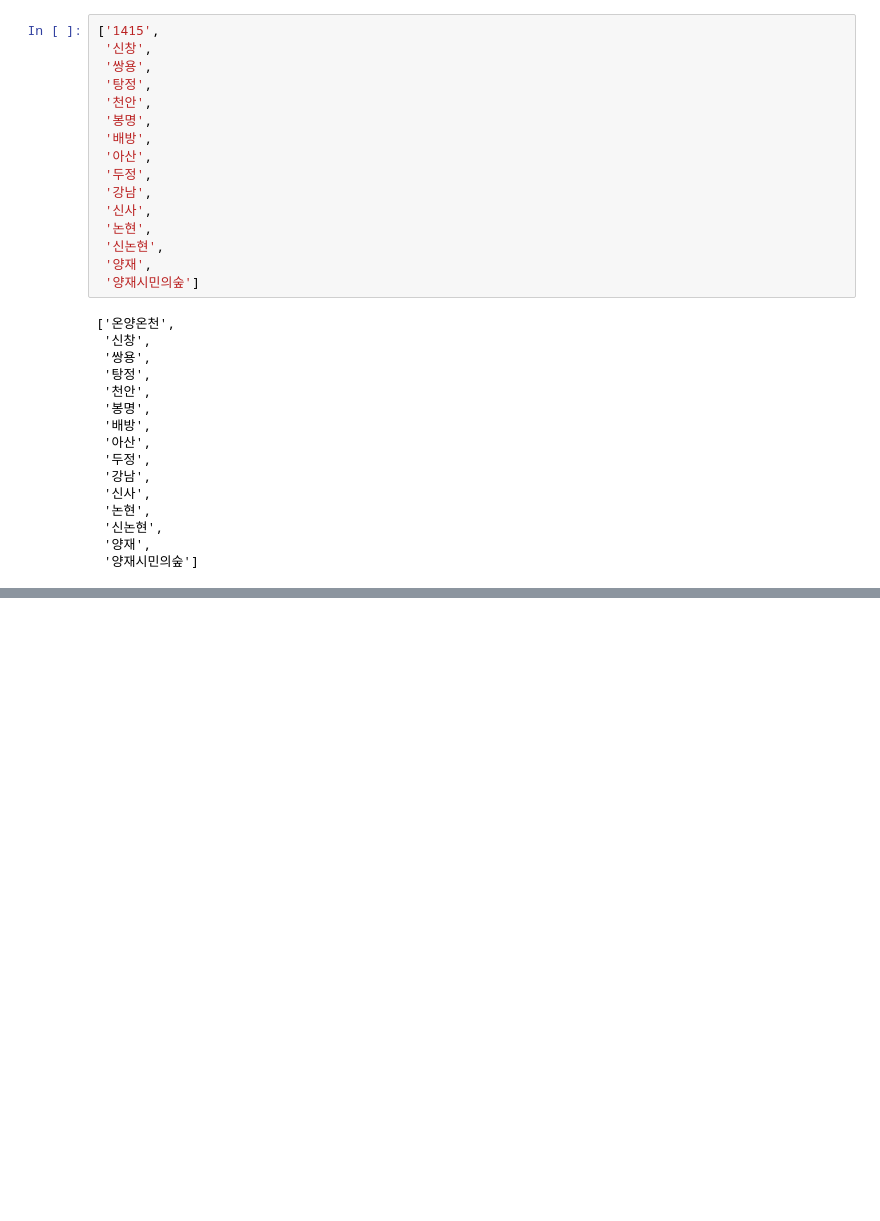
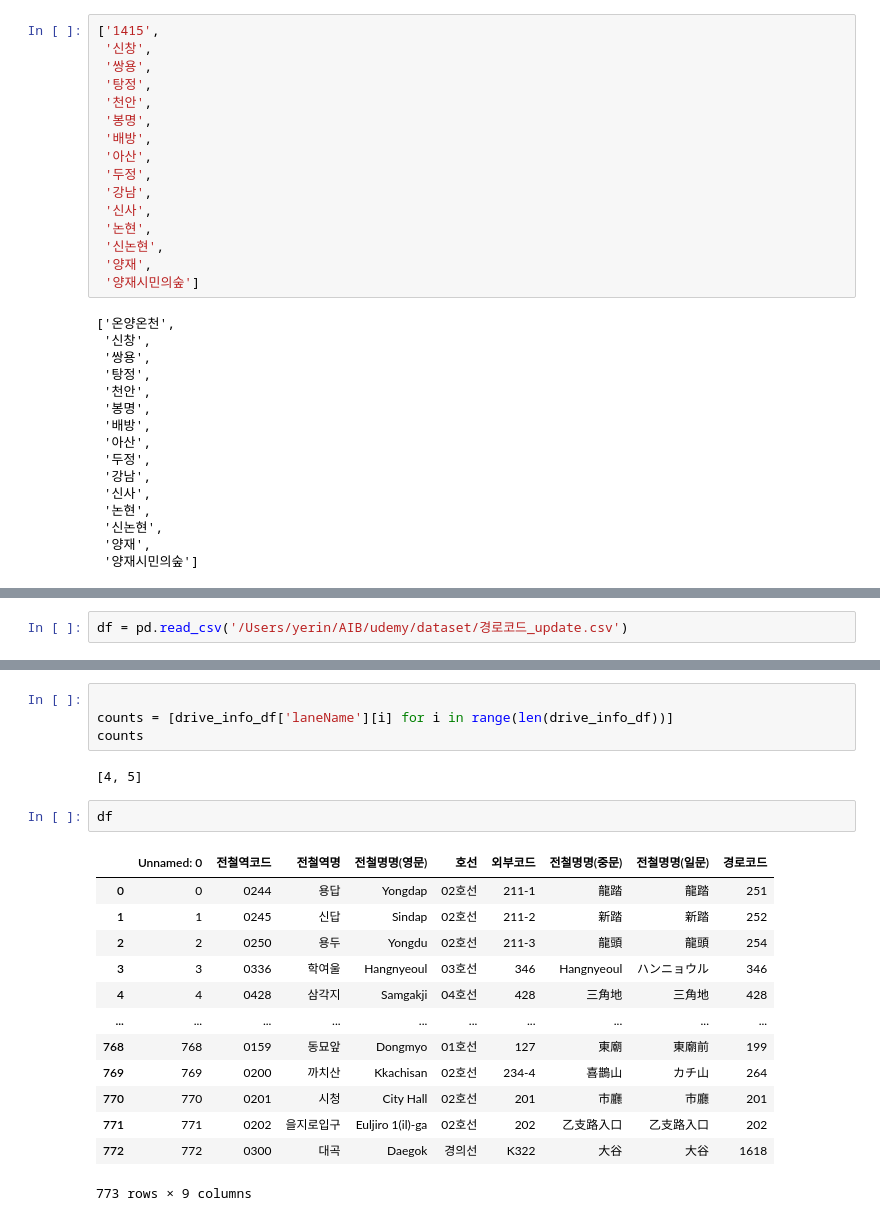
Before and after one commit to PARKYUNSU/Udemy-congestion, a Jupyter notebook: test.ipynb, the cells around one changed output, grey strips where cells are left out. Cells and saved outputs as stored; diff of their text form; blank space fills up the shorter version.

```diff
--- a/test.ipynb
+++ b/test.ipynb
@@ -478,0 +707,2 @@ mapping
+# %%
+df = pd.read_csv('/Users/yerin/AIB/udemy/dataset/경로코드_update.csv')
@@ -478,0 +733,22 @@ mapping
+# %%
+
+counts = [drive_info_df['laneName'][i] for i in range(len(drive_info_df))]
+counts
+# %% [output]
+[4, 5]
+# %%
+df
+# %% [output]
+|  | Unnamed: 0 | 전철역코드 | 전철역명 | 전철명명(영문) | 호선 | 외부코드 | 전철명명(중문) | 전철명명(일문) | 경로코드 |
+| 0 | 0 | 0244 | 용답 | Yongdap | 02호선 | 211-1 | 龍踏 | 龍踏 | 251 |
+| 1 | 1 | 0245 | 신답 | Sindap | 02호선 | 211-2 | 新踏 | 新踏 | 252 |
+| 2 | 2 | 0250 | 용두 | Yongdu | 02호선 | 211-3 | 龍頭 | 龍頭 | 254 |
+| 3 | 3 | 0336 | 학여울 | Hangnyeoul | 03호선 | 346 | Hangnyeoul | ハンニョウル | 346 |
+| 4 | 4 | 0428 | 삼각지 | Samgakji | 04호선 | 428 | 三角地 | 三角地 | 428 |
+| ... | ... | ... | ... | ... | ... | ... | ... | ... | ... |
+| 768 | 768 | 0159 | 동묘앞 | Dongmyo | 01호선 | 127 | 東廟 | 東廟前 | 199 |
+| 769 | 769 | 0200 | 까치산 | Kkachisan | 02호선 | 234-4 | 喜鵲山 | カチ山 | 264 |
+| 770 | 770 | 0201 | 시청 | City Hall | 02호선 | 201 | 市廳 | 市廳 | 201 |
+| 771 | 771 | 0202 | 을지로입구 | Euljiro 1(il)-ga | 02호선 | 202 | 乙支路入口 | 乙支路入口 | 202 |
+| 772 | 772 | 0300 | 대곡 | Daegok | 경의선 | K322 | 大谷 | 大谷 | 1618 |
+773 rows × 9 columns
```
Also changed, not shown: parts of 30 cells of this notebook, 27 other files.
